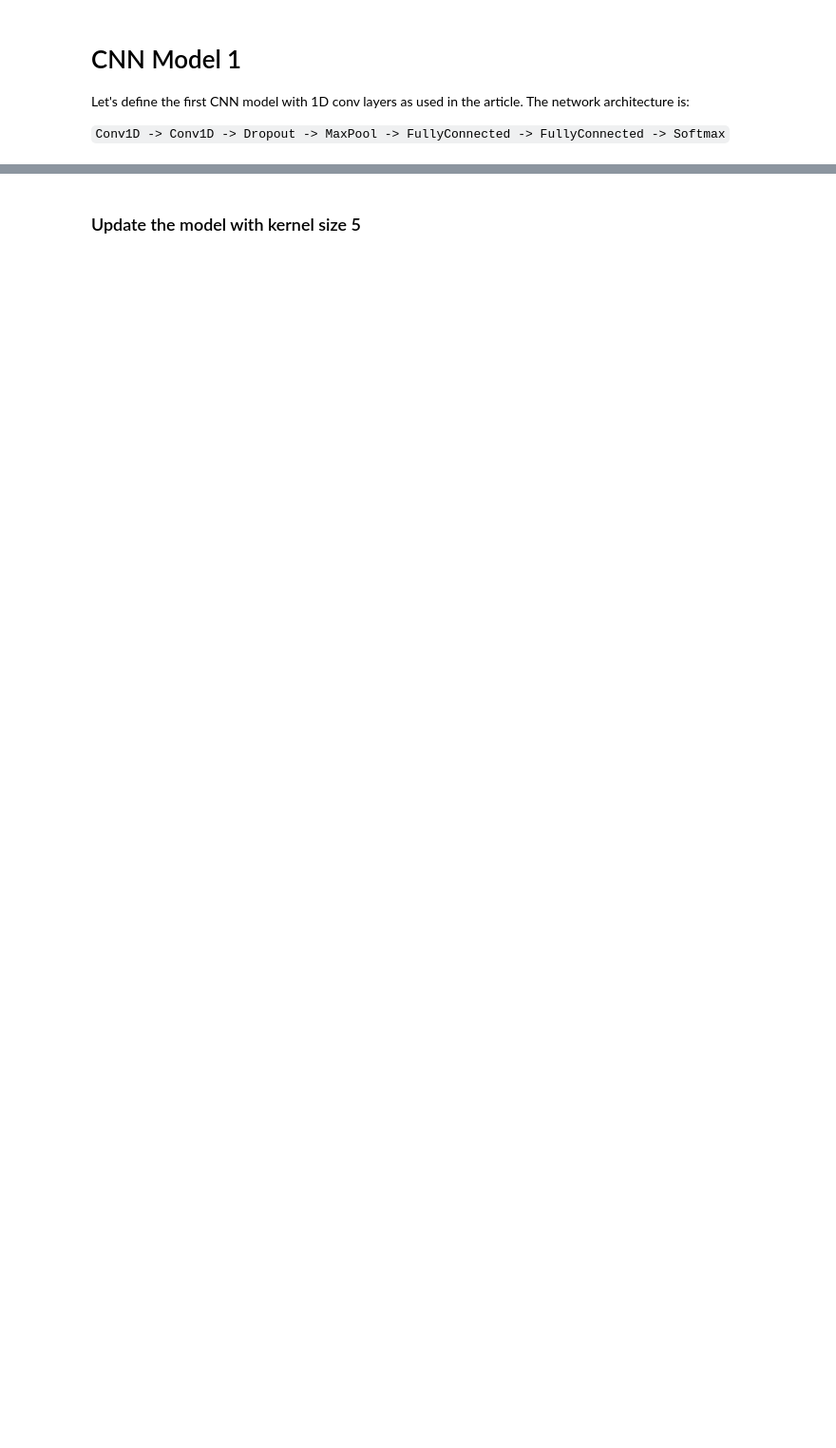
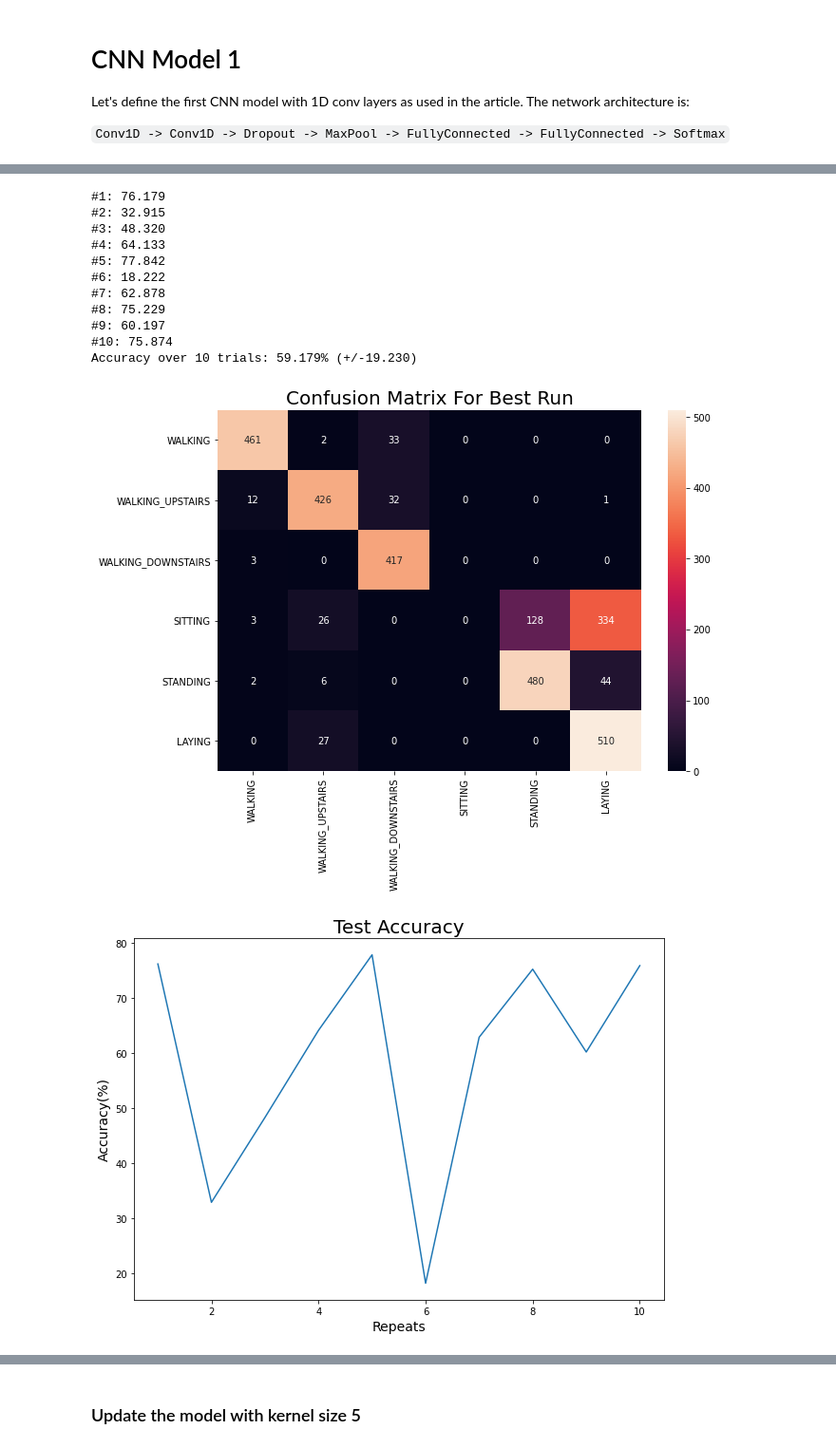
Before and after one commit to reginald-garnepudi/human_activity_recognition_pytorch, a Jupyter notebook: human_activity_recognition.ipynb, the cells around one changed output, grey strips where cells are left out. Shown at 95% size. Drawn from its saved outputs; the diff is of its cells as text; code cells hidden in the pictures; blank space fills up the shorter version.

```diff
--- a/human_activity_recognition.ipynb
+++ b/human_activity_recognition.ipynb
@@ -582,0 +494,25 @@ experiment.scores
+# %%
+config = dict(
+    net_class = "CNN_1D_Model",
+    net_constructor_kwargs = {},
+    repeats = 10,
+    epochs_per_repeat = 5,
+    lr = 0.001,
+    batch_size = 32
+)
+experiment = Experiment(config)
+experiment.run()
+# %% [output]
+#1: 76.179
+#2: 32.915
+#3: 48.320
+#4: 64.133
+#5: 77.842
+#6: 18.222
+#7: 62.878
+#8: 75.229
+#9: 60.197
+#10: 75.874
+Accuracy over 10 trials: 59.179% (+/-19.230)
+[figure, added]
+[figure, added]
```
Also changed, not shown: parts of 54 cells of this notebook, 25 other files.
